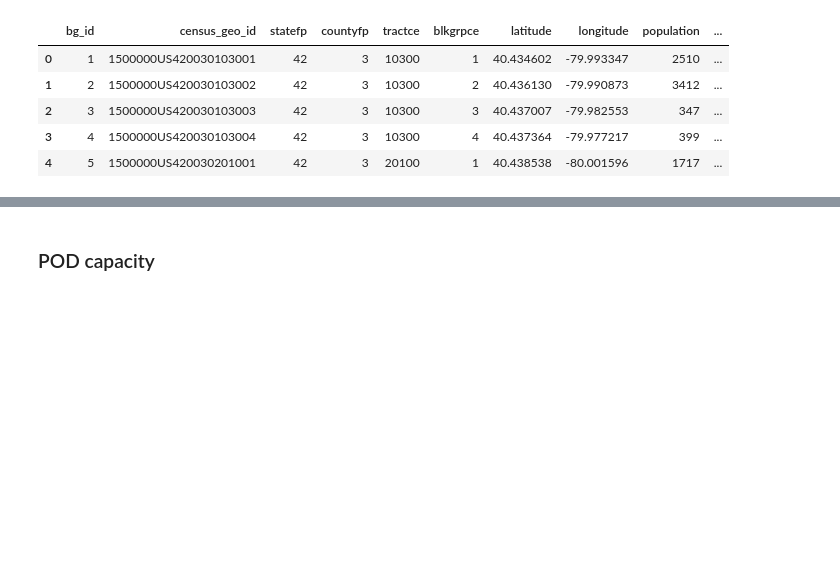
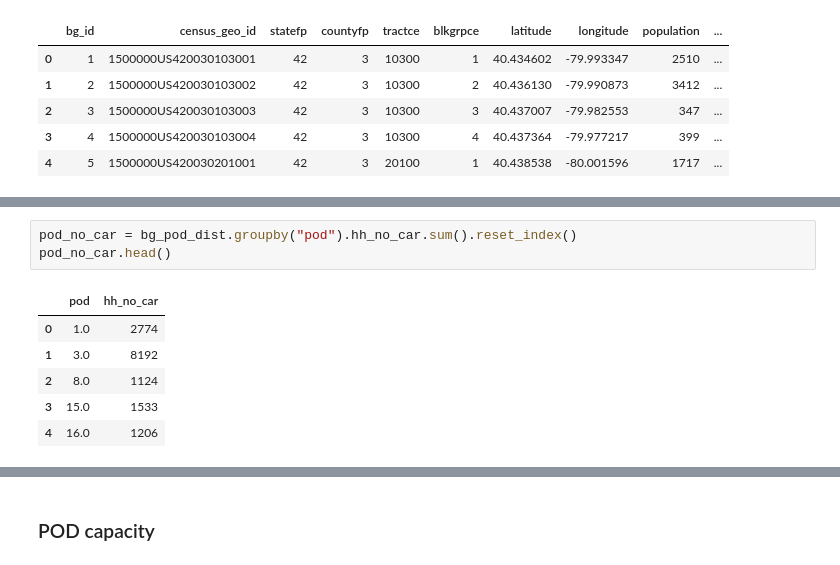
Before and after one commit to espeigle36/points-of-dispense, a Jupyter notebook: Analysis.ipynb, the cells around one changed output, grey strips where cells are left out. Cells and saved outputs as stored; diff of their text form; blank space fills up the shorter version.

```diff
--- a/Analysis.ipynb
+++ b/Analysis.ipynb
@@ -196,0 +241,10 @@ dist_miles[[1]]
+# %%
+pod_no_car = bg_pod_dist.groupby("pod").hh_no_car.sum().reset_index()
+pod_no_car.head()
+# %% [output]
+|  | pod | hh_no_car |
+| 0 | 1.0 | 2774 |
+| 1 | 3.0 | 8192 |
+| 2 | 8.0 | 1124 |
+| 3 | 15.0 | 1533 |
+| 4 | 16.0 | 1206 |
```
Also changed, not shown: parts of 9 cells of this notebook.
